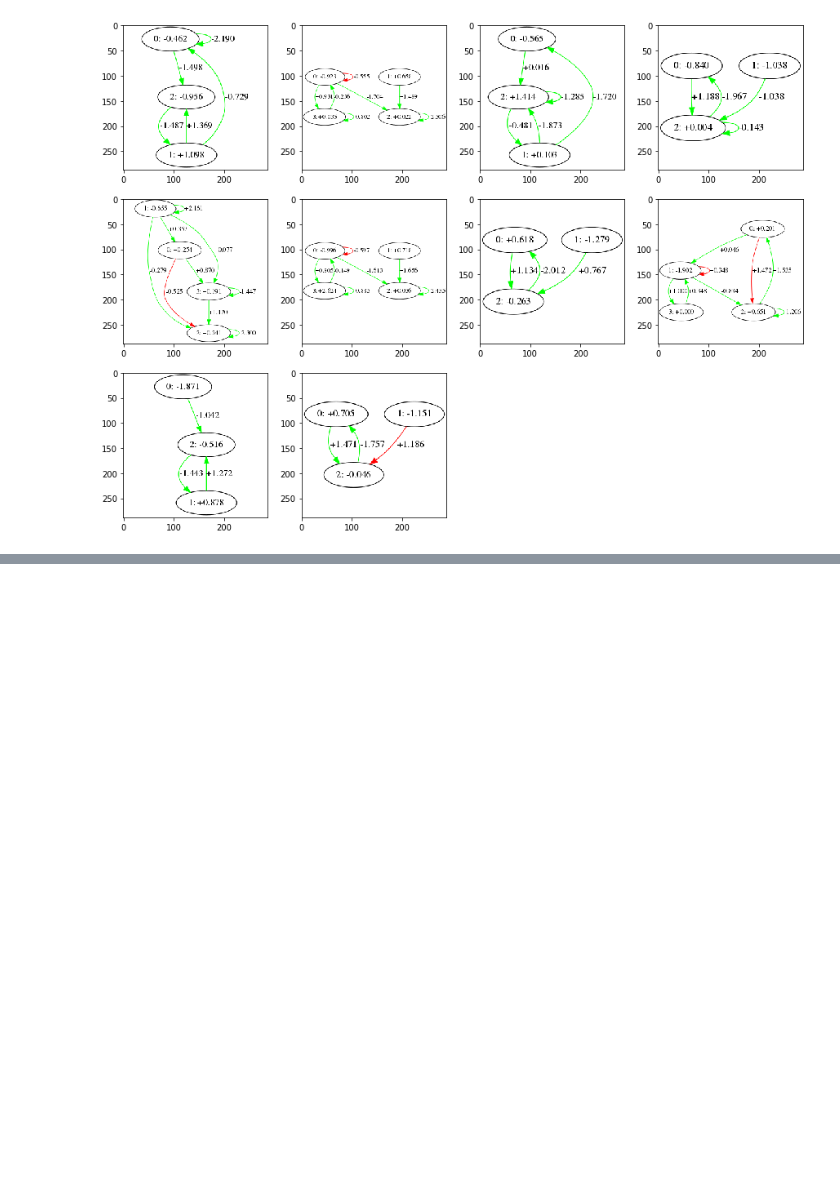
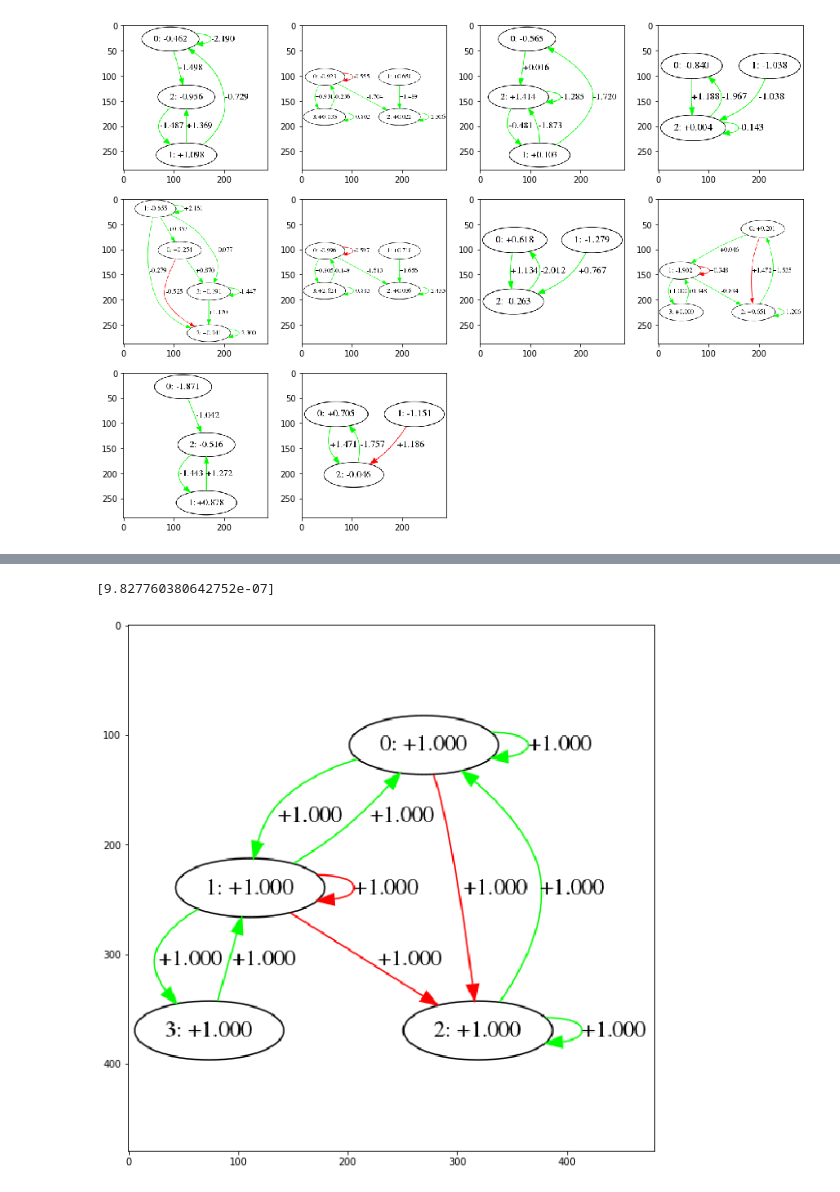
Before and after one commit to adamtupper/pyneat, a Jupyter notebook: notebooks/cart_pole_analysis.ipynb, the cells around one changed output, grey strips where cells are left out. Saved outputs shown, nothing was run; the diff lists cells and outputs as text; code cells hidden in the pictures; blank space fills up the shorter version.

```diff
--- a/notebooks/cart_pole_analysis.ipynb
+++ b/notebooks/cart_pole_analysis.ipynb
@@ -210,0 +266,28 @@ plt.show()
+# %%
+print(network.forward([-0.909121894957541987, 0.900584927323055338]))
+# %% [output]
+[9.827760380642752e-07]
+# %%
+# Copy genome
+genome_copy = genome.copy()
+
+# Change weights
+for g in genome_copy.nodes.values():
+    g.bias = 1.0
+for g in genome_copy.connections.values():
+    g.weight = 1.0
+
+# Draw genome
+graph = genome_to_networkx(genome_copy)
+graph = nx.drawing.nx_agraph.to_agraph(graph)
+graph.layout('dot')
+graph.graph_attr['size'] = '5!'
+graph.draw('graph.png')
+img = Image.open('graph.png')
+img = np.array(img)
+img = pad(img, 480)
+plt.figure(figsize = (10, 10))
+plt.imshow(img)
+plt.show()
+# %% [output]
+[figure, added]
```
Also changed, not shown: parts of 13 cells of this notebook.
